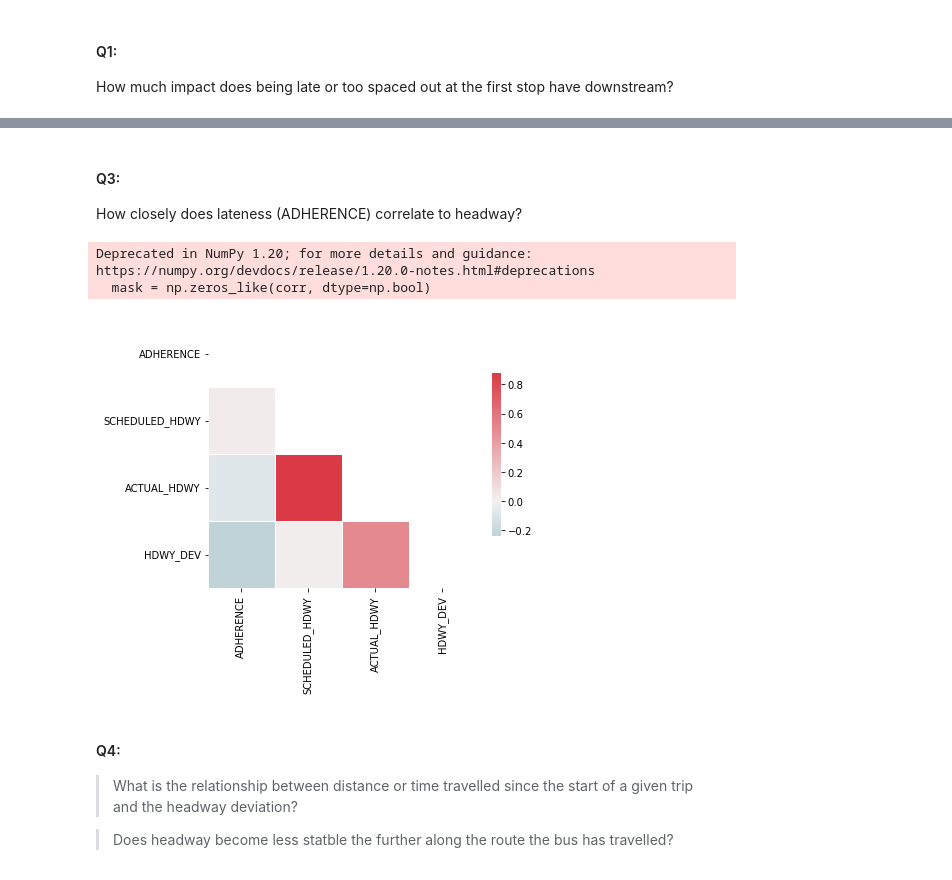
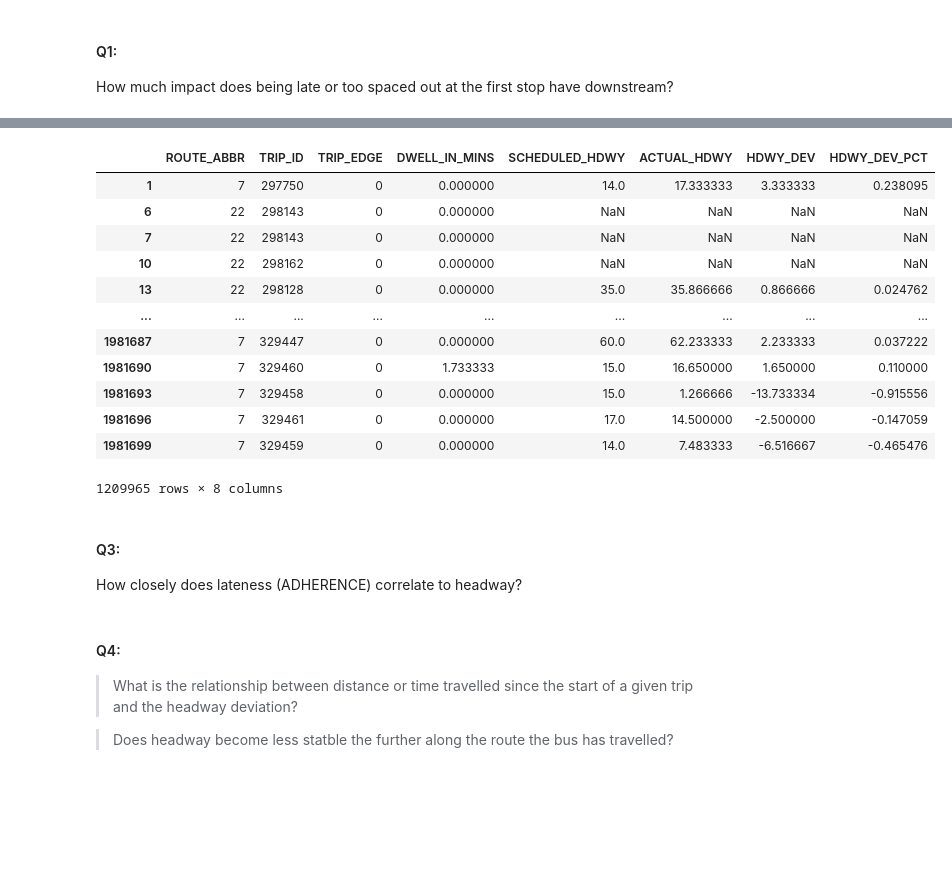
Before and after one commit to NSS-Data-Analytics-Cohort-7/wego-python-bit-my_finger, a Jupyter notebook: notebook/we_go_project.ipynb, the cells around one changed output, grey strips where cells are left out. Saved outputs shown, nothing was run; the diff lists cells and outputs as text; code cells hidden in the pictures; blank space fills up the shorter version.

```diff
--- a/notebook/we_go_project.ipynb
+++ b/notebook/we_go_project.ipynb
@@ -214,3 +428,20 @@ headway_quartile
+# %%
+impact_table_2 = impact_df.loc[impact_df['TRIP_EDGE'] == 0]
+impact_table_2
+# %% [output]
+|  | ROUTE_ABBR | TRIP_ID | TRIP_EDGE | DWELL_IN_MINS | SCHEDULED_HDWY | ACTUAL_HDWY | HDWY_DEV | HDWY_DEV_PCT |
+| 1 | 7 | 297750 | 0 | 0.000000 | 14.0 | 17.333333 | 3.333333 | 0.238095 |
+| 6 | 22 | 298143 | 0 | 0.000000 | NaN | NaN | NaN | NaN |
+| 7 | 22 | 298143 | 0 | 0.000000 | NaN | NaN | NaN | NaN |
+| 10 | 22 | 298162 | 0 | 0.000000 | NaN | NaN | NaN | NaN |
+| 13 | 22 | 298128 | 0 | 0.000000 | 35.0 | 35.866666 | 0.866666 | 0.024762 |
+| ... | ... | ... | ... | ... | ... | ... | ... | ... |
+| 1981687 | 7 | 329447 | 0 | 0.000000 | 60.0 | 62.233333 | 2.233333 | 0.037222 |
+| 1981690 | 7 | 329460 | 0 | 1.733333 | 15.0 | 16.650000 | 1.650000 | 0.110000 |
+| 1981693 | 7 | 329458 | 0 | 0.000000 | 15.0 | 1.266666 | -13.733334 | -0.915556 |
+| 1981696 | 7 | 329461 | 0 | 0.000000 | 17.0 | 14.500000 | -2.500000 | -0.147059 |
+| 1981699 | 7 | 329459 | 0 | 0.000000 | 14.0 | 7.483333 | -6.516667 | -0.465476 |
+1209965 rows × 8 columns
 # %% [markdown]
 #### Q3:
 How closely does lateness (ADHERENCE) correlate to headway?
@@ -220,22 +451,18 @@ ad_head.head()
 # %%
-plt.figure(figsize=(6, 6))
+# plt.figure(figsize=(6, 6))
 
-corr = ad_head.corr()
+# corr = ad_head.corr()
 
-# Create a custom diverging colormap
-cmap = sns.diverging_palette(220, 10, as_cmap=True)
+# # Create a custom diverging colormap
+# cmap = sns.diverging_palette(220, 10, as_cmap=True)
 
-# Generate a mask for the upper triangle
-mask = np.zeros_like(corr, dtype=np.bool)
-mask[np.triu_indices_from(mask)] = True
+# # Generate a mask for the upper triangle
+# mask = np.zeros_like(corr, dtype=np.bool)
+# mask[np.triu_indices_from(mask)] = True
 
-# Draw the heatmap with the mask and correct aspect ratio
-sns.heatmap(corr, cmap=cmap, mask=mask, center=0,
-            square=True, linewidths=.5, cbar_kws={"shrink": .5});
+# # Draw the heatmap with the mask and correct aspect ratio
+# sns.heatmap(corr, cmap=cmap, mask=mask, center=0,
+#             square=True, linewidths=.5, cbar_kws={"shrink": .5});
-# %% [output]
-Deprecated in NumPy 1.20; for more details and guidance: https://numpy.org/devdocs/release/1.20.0-notes.html#deprecations
-  mask = np.zeros_like(corr, dtype=np.bool)
-[figure, removed]
 # %% [markdown]
 #### Q4:
 > What is the relationship between distance or time travelled since the start of a given trip and the headway deviation?
```
Also changed, not shown: parts of 44 cells of this notebook.
